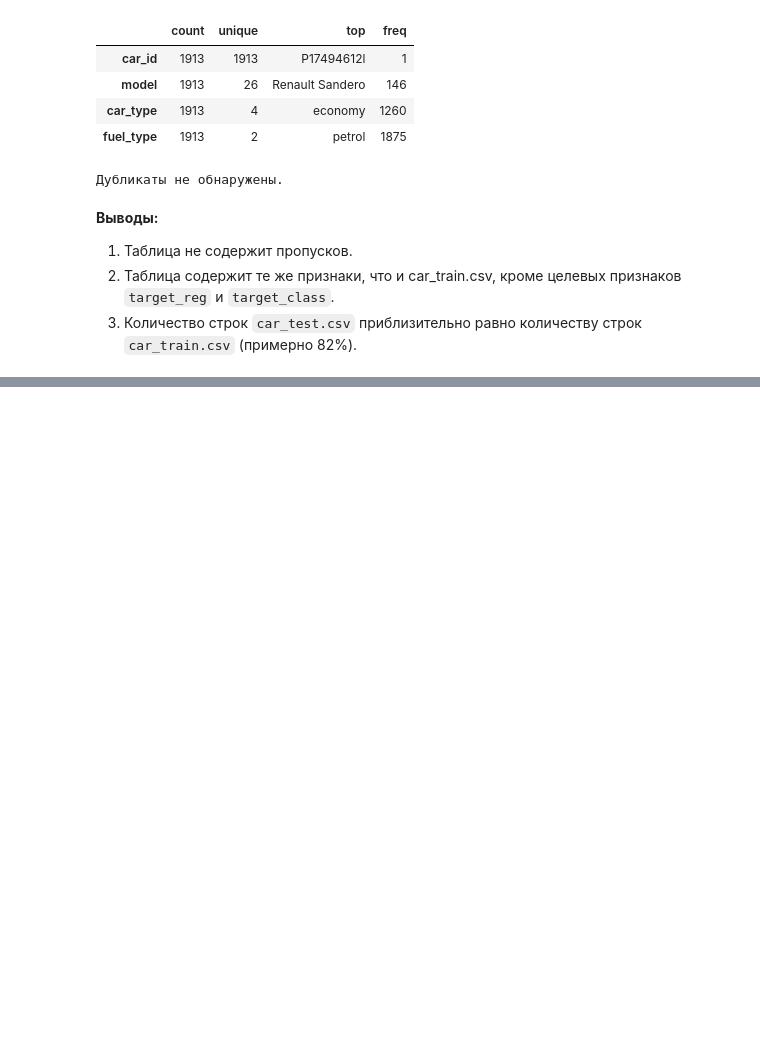
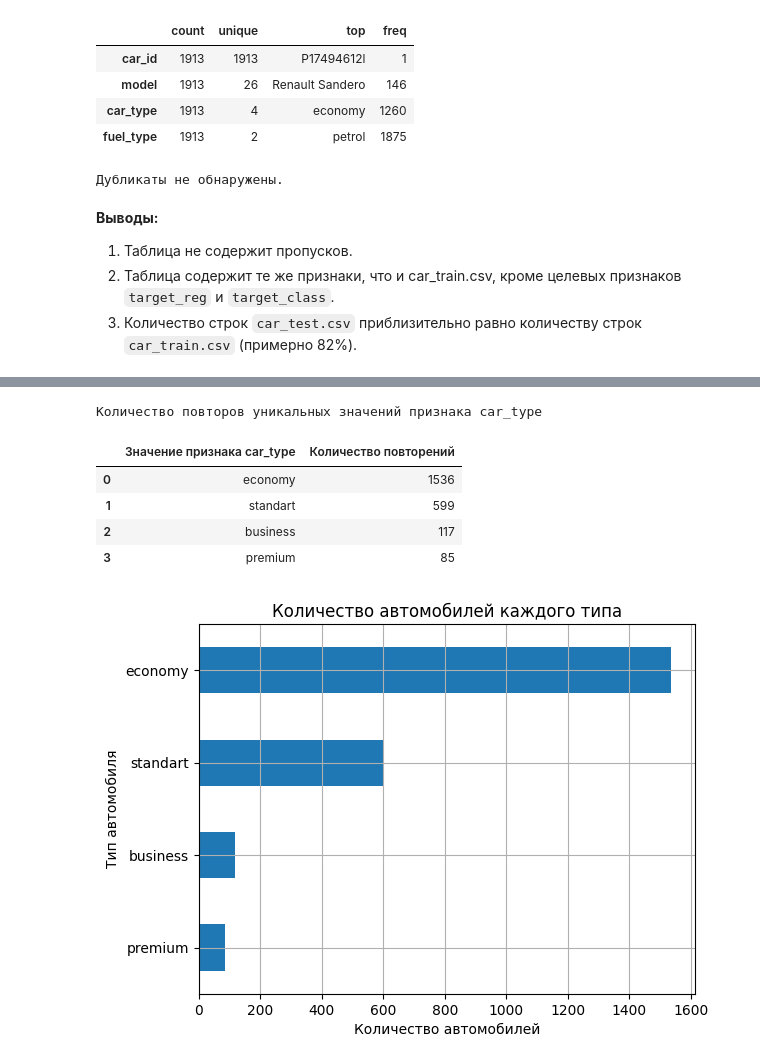
Before and after one commit to AlekseiBogachev/competitive_ds_cource_prj, a Jupyter notebook: notebooks/exploratory/eda.ipynb, the cells around one changed output, grey strips where cells are left out. Drawn from its saved outputs; the diff is of its cells as text; code cells hidden in the pictures; blank space fills up the shorter version.

```diff
--- a/notebooks/exploratory/eda.ipynb
+++ b/notebooks/exploratory/eda.ipynb
@@ -454,0 +513,18 @@ dtype: float64
+# %%
+explore_cat_feature(
+    car_train,
+    "car_type",
+    xlabel="Количество автомобилей",
+    ylabel="Тип автомобиля",
+    title="Количество автомобилей каждого типа",
+    grid=True,
+    sharex=False
+)
+# %% [output]
+Количество повторов уникальных значений признака car_type
+|  | Значение признака car_type | Количество повторений |
+| 0 | economy | 1536 |
+| 1 | standart | 599 |
+| 2 | business | 117 |
+| 3 | premium | 85 |
+[figure, added]
```
Also changed, not shown: parts of 32 cells of this notebook, 4 other files.
